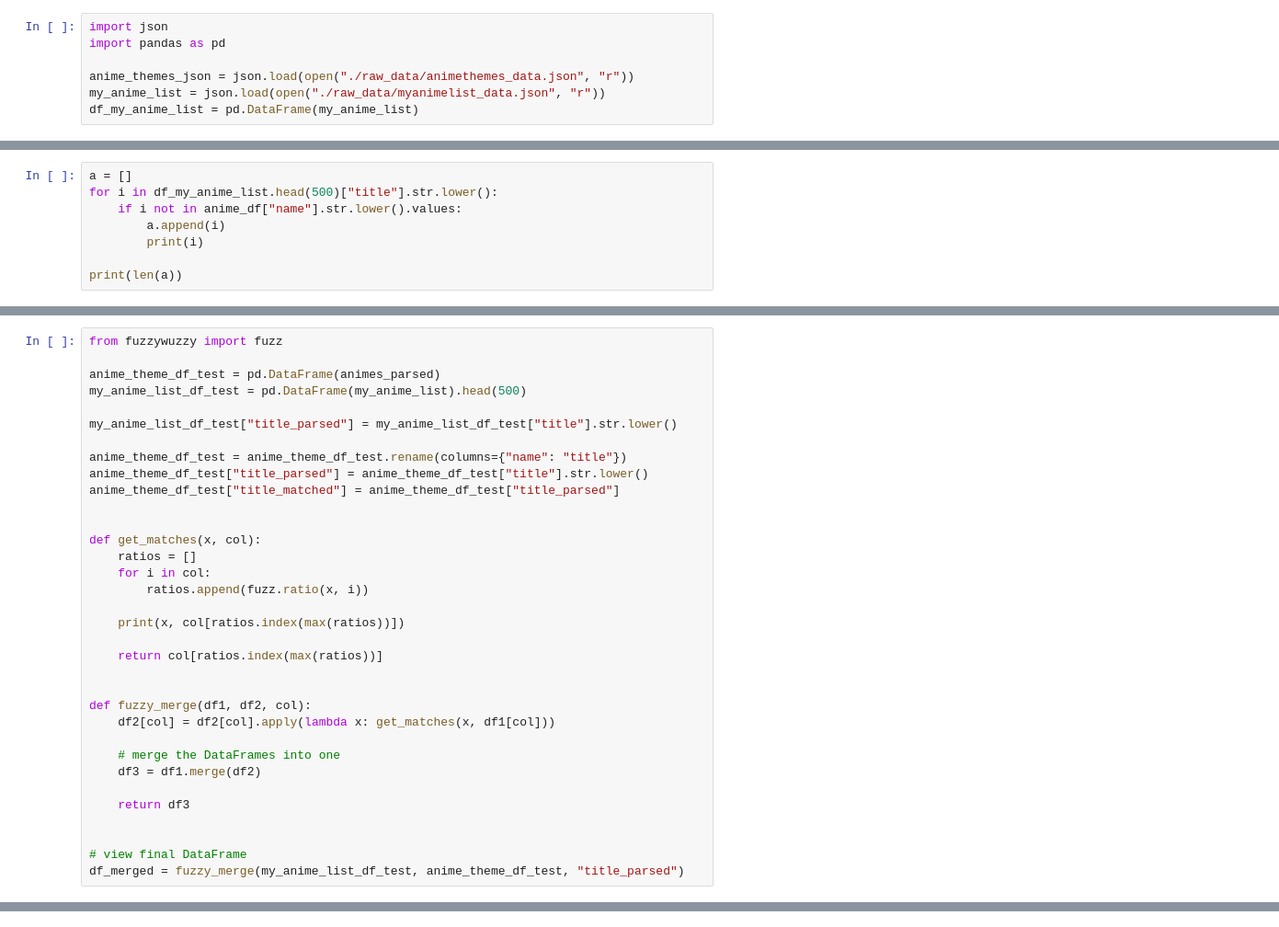
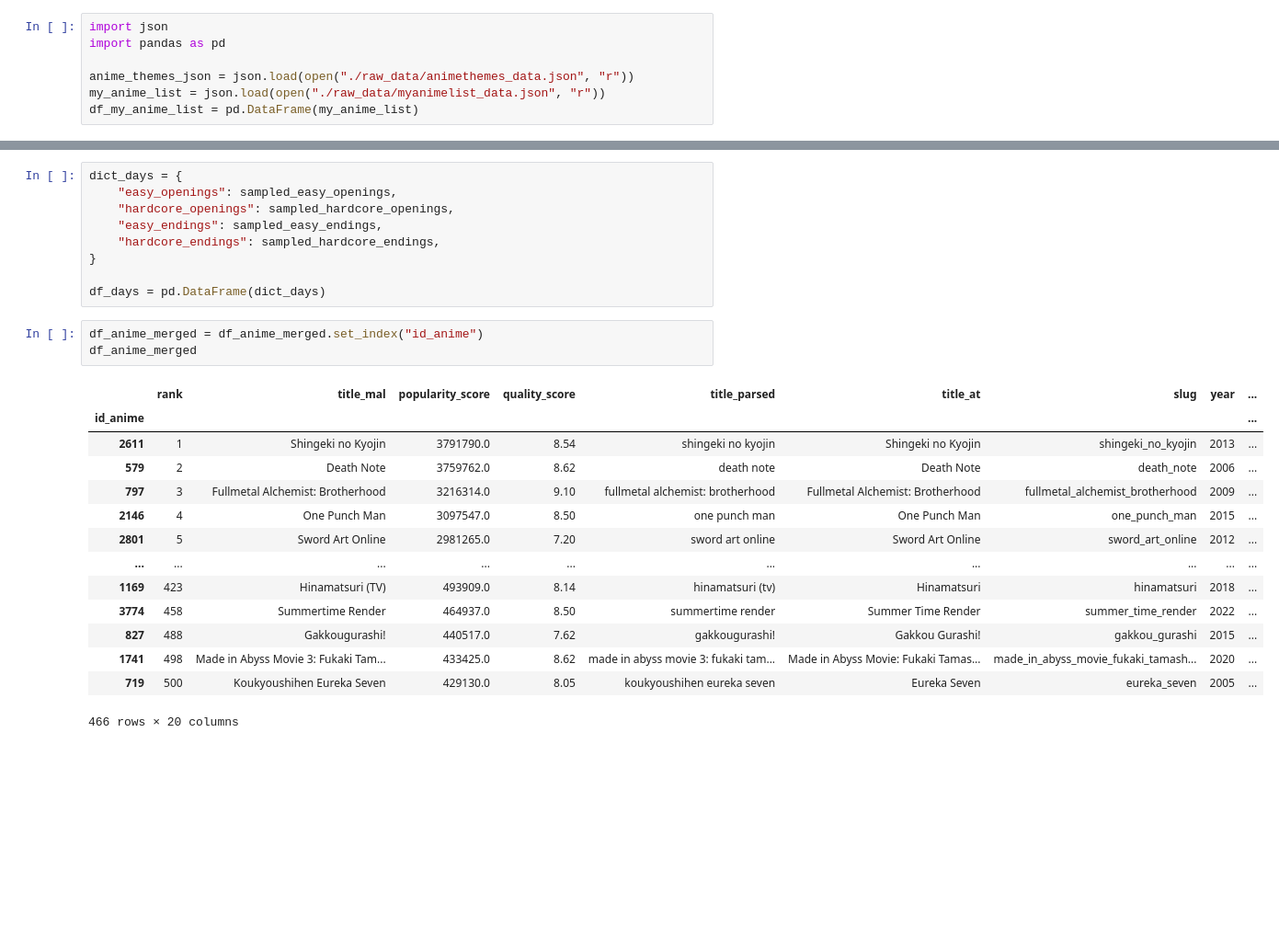
Before and after one commit to Javier-Jimenez99/Animdle, a Jupyter notebook: scripts/explore_data.ipynb, the cells around one changed output, grey strips where cells are left out. Shown at 92% size. Drawn from its saved outputs; the diff is of its cells as text; blank space fills up the shorter version.

Commit message:
upload parsing script and data

```diff
--- a/scripts/explore_data.ipynb
+++ b/scripts/explore_data.ipynb
@@ -49,8 +47,0 @@ anime_df = pd.DataFrame(animes_parsed)
-# %%
-a = []
-for i in df_my_anime_list.head(500)["title"].str.lower():
-    if i not in anime_df["name"].str.lower().values:
-        a.append(i)
-        print(i)
-
-print(len(a))
@@ -75,34 +47,0 @@ koukyoushihen eureka seven
-# %%
-from fuzzywuzzy import fuzz
-
-anime_theme_df_test = pd.DataFrame(animes_parsed)
-my_anime_list_df_test = pd.DataFrame(my_anime_list).head(500)
-
-my_anime_list_df_test["title_parsed"] = my_anime_list_df_test["title"].str.lower()
-
-anime_theme_df_test = anime_theme_df_test.rename(columns={"name": "title"})
-anime_theme_df_test["title_parsed"] = anime_theme_df_test["title"].str.lower()
-anime_theme_df_test["title_matched"] = anime_theme_df_test["title_parsed"]
-
-
-def get_matches(x, col):
-    ratios = []
-    for i in col:
-        ratios.append(fuzz.ratio(x, i))
-
-    print(x, col[ratios.index(max(ratios))])
-
-    return col[ratios.index(max(ratios))]
-
-
-def fuzzy_merge(df1, df2, col):
-    df2[col] = df2[col].apply(lambda x: get_matches(x, df1[col]))
-
-    # merge the DataFrames into one
-    df3 = df1.merge(df2)
-
-    return df3
-
-
-# view final DataFrame
-df_merged = fuzzy_merge(my_anime_list_df_test, anime_theme_df_test, "title_parsed")
@@ -134,0 +190,27 @@ df_merged[df_merged["title_parsed"] == "haikyuu!! to the top"]
+# %%
+dict_days = {
+    "easy_openings": sampled_easy_openings,
+    "hardcore_openings": sampled_hardcore_openings,
+    "easy_endings": sampled_easy_endings,
+    "hardcore_endings": sampled_hardcore_endings,
+}
+
+df_days = pd.DataFrame(dict_days)
+# %%
+df_anime_merged = df_anime_merged.set_index("id_anime")
+df_anime_merged
+# %% [output]
+|  | rank | title_mal | popularity_score | quality_score | title_parsed | title_at | slug | year | ... |
+| id_anime |  |  |  |  |  |  |  |  | ... |
+| 2611 | 1 | Shingeki no Kyojin | 3791790.0 | 8.54 | shingeki no kyojin | Shingeki no Kyojin | shingeki_no_kyojin | 2013 | ... |
+| 579 | 2 | Death Note | 3759762.0 | 8.62 | death note | Death Note | death_note | 2006 | ... |
+| 797 | 3 | Fullmetal Alchemist: Brotherhood | 3216314.0 | 9.10 | fullmetal alchemist: brotherhood | Fullmetal Alchemist: Brotherhood | fullmetal_alchemist_brotherhood | 2009 | ... |
+| 2146 | 4 | One Punch Man | 3097547.0 | 8.50 | one punch man | One Punch Man | one_punch_man | 2015 | ... |
+| 2801 | 5 | Sword Art Online | 2981265.0 | 7.20 | sword art online | Sword Art Online | sword_art_online | 2012 | ... |
+| ... | ... | ... | ... | ... | ... | ... | ... | ... | ... |
+| 1169 | 423 | Hinamatsuri (TV) | 493909.0 | 8.14 | hinamatsuri (tv) | Hinamatsuri | hinamatsuri | 2018 | ... |
+| 3774 | 458 | Summertime Render | 464937.0 | 8.50 | summertime render | Summer Time Render | summer_time_render | 2022 | ... |
+| 827 | 488 | Gakkougurashi! | 440517.0 | 7.62 | gakkougurashi! | Gakkou Gurashi! | gakkou_gurashi | 2015 | ... |
+| 1741 | 498 | Made in Abyss Movie 3: Fukaki Tam... | 433425.0 | 8.62 | made in abyss movie 3: fukaki tam... | Made in Abyss Movie: Fukaki Tamas... | made_in_abyss_movie_fukaki_tamash... | 2020 | ... |
+| 719 | 500 | Koukyoushihen Eureka Seven | 429130.0 | 8.05 | koukyoushihen eureka seven | Eureka Seven | eureka_seven | 2005 | ... |
+466 rows × 20 columns
```
Also changed, not shown: parts of 11 cells of this notebook, 4 other files.
